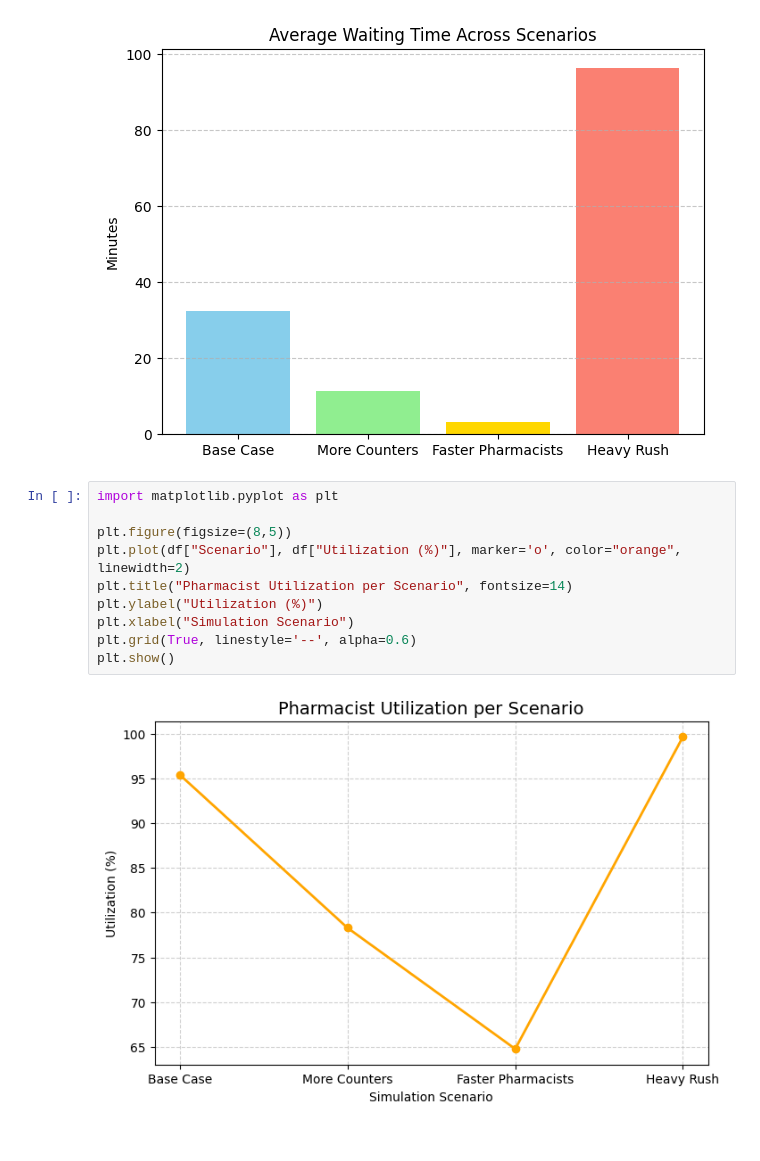
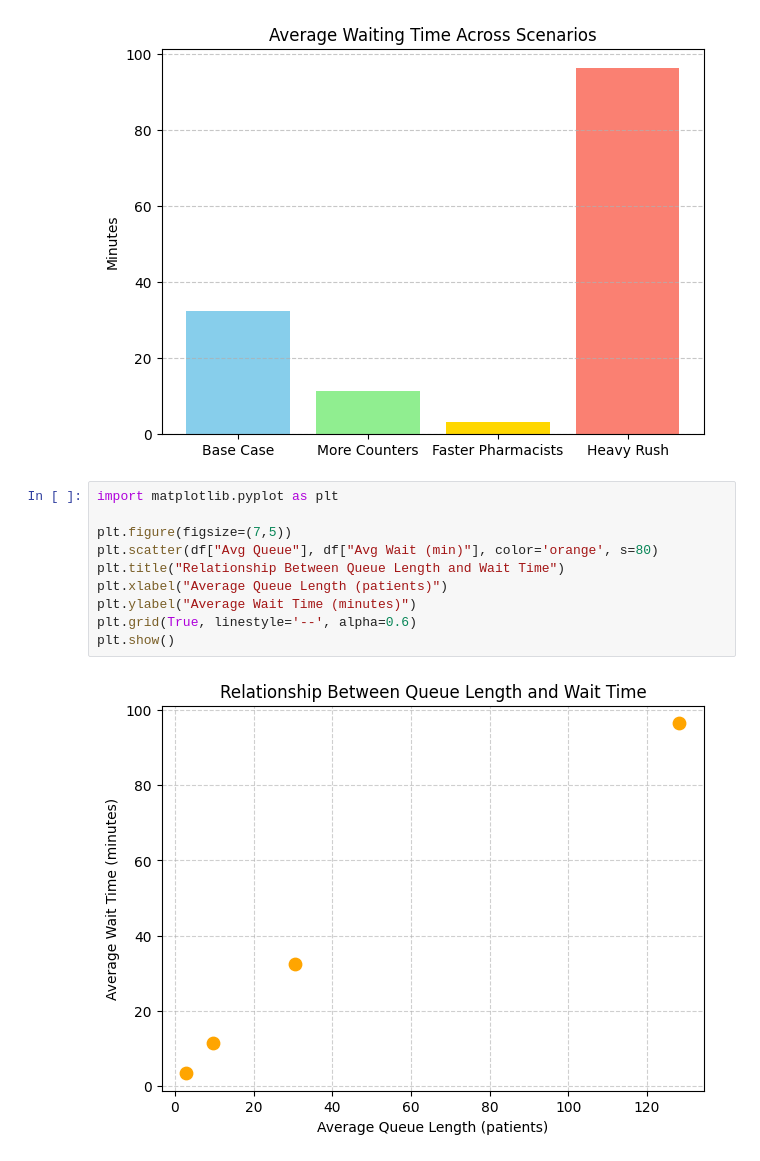
Before and after one commit to VishwaJanith/Case-Study, a Jupyter notebook: Clinic Dispensary.ipynb, the cells around one changed output. Cells and saved outputs as stored; diff of their text form.

Commit message:
Enhance visualizations for clinic simulation results

```diff
--- a/Clinic Dispensary.ipynb
+++ b/Clinic Dispensary.ipynb
@@ -160,12 +161,12 @@ import matplotlib.pyplot as plt
 # %%
 import matplotlib.pyplot as plt
 
-plt.figure(figsize=(8,5))
-plt.plot(df["Scenario"], df["Utilization (%)"], marker='o', color="orange", linewidth=2)
-plt.title("Pharmacist Utilization per Scenario", fontsize=14)
-plt.ylabel("Utilization (%)")
-plt.xlabel("Simulation Scenario")
+plt.figure(figsize=(7,5))
+plt.scatter(df["Avg Queue"], df["Avg Wait (min)"], color='orange', s=80)
+plt.title("Relationship Between Queue Length and Wait Time")
+plt.xlabel("Average Queue Length (patients)")
+plt.ylabel("Average Wait Time (minutes)")
 plt.grid(True, linestyle='--', alpha=0.6)
 plt.show()
 # %% [output]
-[figure, old version]
+[figure, new version]
```
Also changed, not shown: parts of 8 cells of this notebook.
